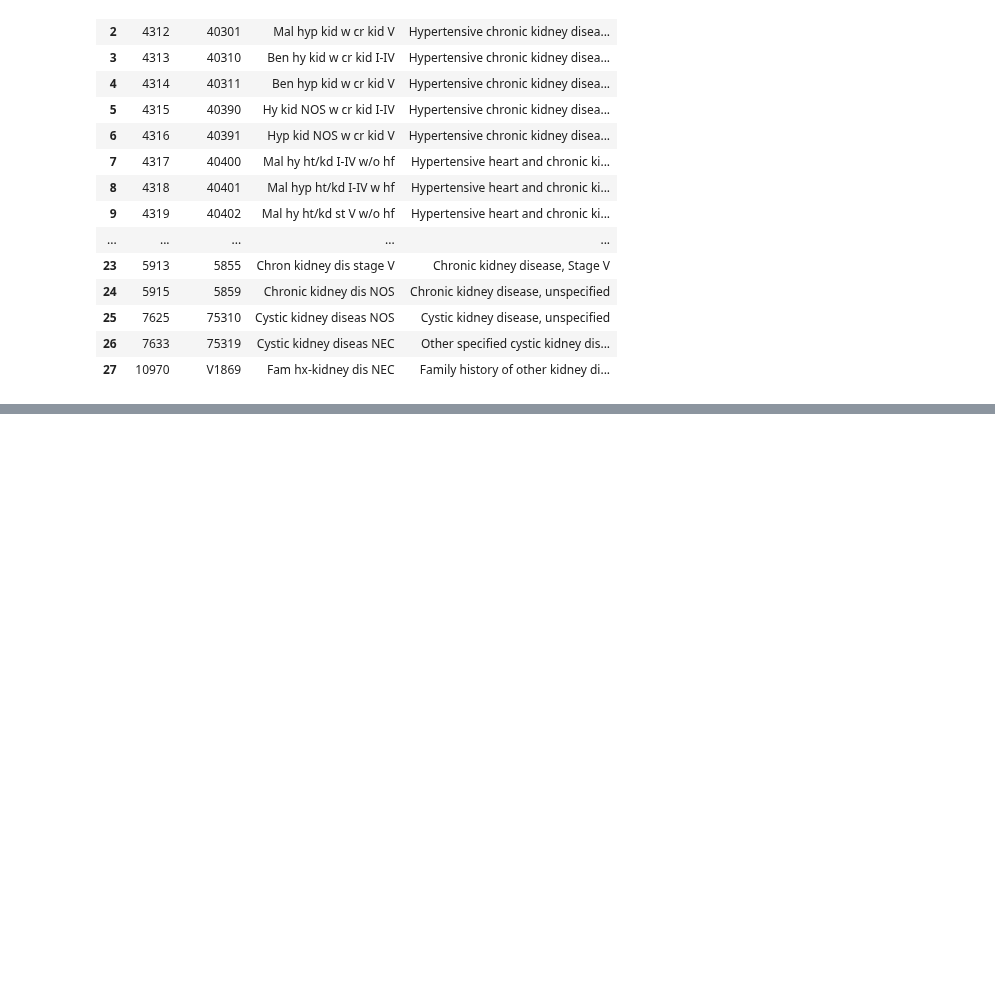
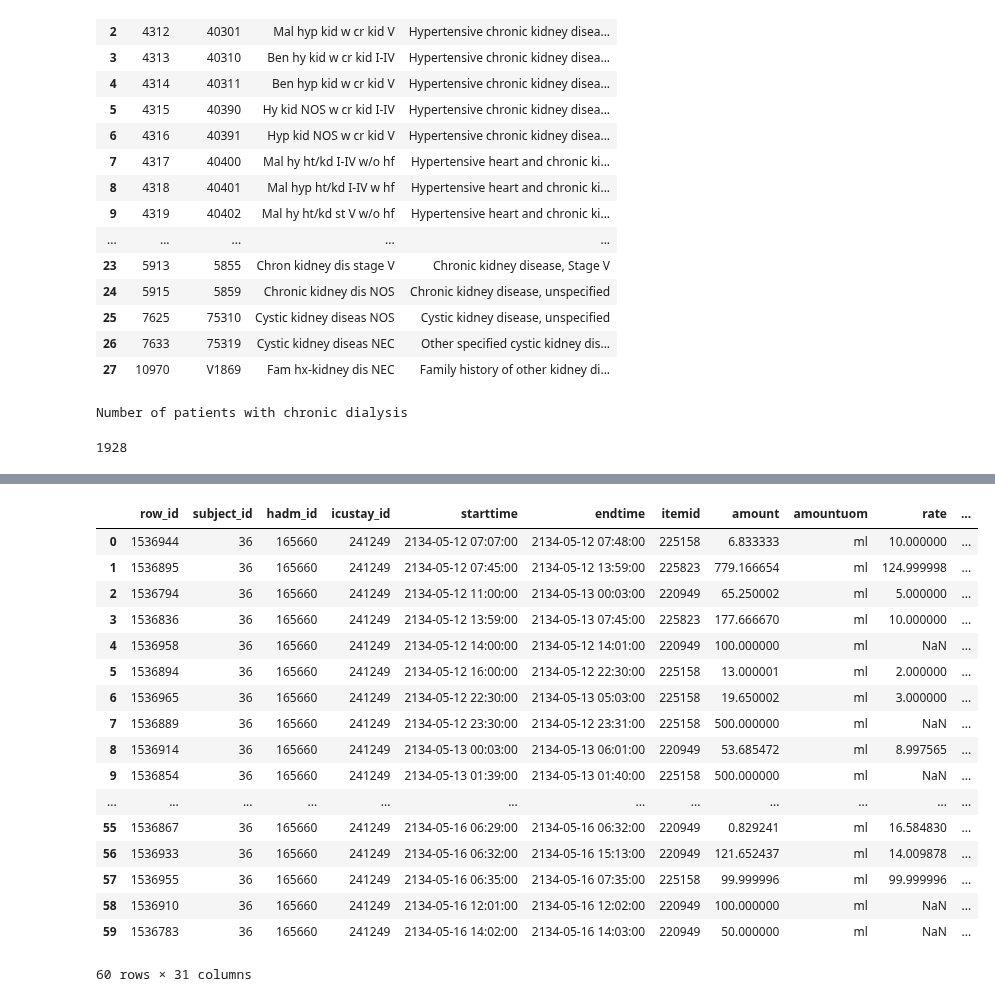
Before and after one commit to yhtgrace/echo, a Jupyter notebook: notebooks/161026_mxexplore.ipynb, the cells around one changed output, grey strips where cells are left out. Drawn from its saved outputs; the diff is of its cells as text; code cells hidden in the pictures; blank space fills up the shorter version.

```diff
--- a/notebooks/161026_mxexplore.ipynb
+++ b/notebooks/161026_mxexplore.ipynb
@@ -43,3 +68,9 @@ df
+# %%
+print "Number of patients with chronic dialysis"
+len(df.subject_id.unique())
+# %% [output]
+Number of patients with chronic dialysis
+1928
 # %%
 # getting codes for BNP
 sql = """
@@ -59,3 +90,53 @@ df.head()
 | 2 | 1139 | 851 | Troponin | None | carevue | chartevents | Enzymes | None | None | None |
 | 3 | 14751 | 227429 | Troponin-T | Troponin-T | metavision | chartevents | Labs | None | Numeric with tag | None |
 | 4 | 14079 | 225622 | ZBrain Natiuretic Peptide (BNP) | ZBrain Natiuretic Peptide (BNP) | metavision | chartevents | Labs | None | Numeric | None |
+# %%
+# example of patient with echo who had many fluid entries
+
+sql = """
+SELECT *
+  FROM mimiciii.inputevents_mv
+  where itemid in (
+	 '225158' -- NaCl 0.9%
+	,'220949' -- Dextrose 5%
+	,'225828' -- LR
+	,'225823' -- D5 1/2NS
+	,'220862' -- Albumin 25%
+	,'220970' -- Fresh Frozen Plasma
+	,'225159' -- NaCl 0.45%
+	,'220864' -- Albumin 5%
+	,'226364' -- OR Crystalloid Intake
+	,'220995' -- Sodium Bicarbonate 8.4%
+	,'225916' -- TPN w/ Lipids
+	,'225825' -- D5NS
+	,'225917' -- TPN without Lipids
+	,'225161' -- NaCl 3% (Hypertonic Saline)
+	,'225827' -- D5LR
+	,'225941' -- D5 1/4NS
+	,'226371' -- OR Cryoprecipitate Intake
+  ) and icustay_id = 241249
+  order by subject_id, starttime
+  """
+df = pd.read_sql_query(sql, conn)
+# %%
+pd.set_option("display.max_rows",101)
+df
+# %% [output]
+|  | row_id | subject_id | hadm_id | icustay_id | starttime | endtime | itemid | amount | amountuom | rate | ... |
+| 0 | 1536944 | 36 | 165660 | 241249 | 2134-05-12 07:07:00 | 2134-05-12 07:48:00 | 225158 | 6.833333 | ml | 10.000000 | ... |
+| 1 | 1536895 | 36 | 165660 | 241249 | 2134-05-12 07:45:00 | 2134-05-12 13:59:00 | 225823 | 779.166654 | ml | 124.999998 | ... |
+| 2 | 1536794 | 36 | 165660 | 241249 | 2134-05-12 11:00:00 | 2134-05-13 00:03:00 | 220949 | 65.250002 | ml | 5.000000 | ... |
+| 3 | 1536836 | 36 | 165660 | 241249 | 2134-05-12 13:59:00 | 2134-05-13 07:45:00 | 225823 | 177.666670 | ml | 10.000000 | ... |
+| 4 | 1536958 | 36 | 165660 | 241249 | 2134-05-12 14:00:00 | 2134-05-12 14:01:00 | 220949 | 100.000000 | ml | NaN | ... |
+| 5 | 1536894 | 36 | 165660 | 241249 | 2134-05-12 16:00:00 | 2134-05-12 22:30:00 | 225158 | 13.000001 | ml | 2.000000 | ... |
+| 6 | 1536965 | 36 | 165660 | 241249 | 2134-05-12 22:30:00 | 2134-05-13 05:03:00 | 225158 | 19.650002 | ml | 3.000000 | ... |
+| 7 | 1536889 | 36 | 165660 | 241249 | 2134-05-12 23:30:00 | 2134-05-12 23:31:00 | 225158 | 500.000000 | ml | NaN | ... |
+| 8 | 1536914 | 36 | 165660 | 241249 | 2134-05-13 00:03:00 | 2134-05-13 06:01:00 | 220949 | 53.685472 | ml | 8.997565 | ... |
+| 9 | 1536854 | 36 | 165660 | 241249 | 2134-05-13 01:39:00 | 2134-05-13 01:40:00 | 225158 | 500.000000 | ml | NaN | ... |
+| ... | ... | ... | ... | ... | ... | ... | ... | ... | ... | ... | ... |
+| 55 | 1536867 | 36 | 165660 | 241249 | 2134-05-16 06:29:00 | 2134-05-16 06:32:00 | 220949 | 0.829241 | ml | 16.584830 | ... |
+| 56 | 1536933 | 36 | 165660 | 241249 | 2134-05-16 06:32:00 | 2134-05-16 15:13:00 | 220949 | 121.652437 | ml | 14.009878 | ... |
+| 57 | 1536955 | 36 | 165660 | 241249 | 2134-05-16 06:35:00 | 2134-05-16 07:35:00 | 225158 | 99.999996 | ml | 99.999996 | ... |
+| 58 | 1536910 | 36 | 165660 | 241249 | 2134-05-16 12:01:00 | 2134-05-16 12:02:00 | 220949 | 100.000000 | ml | NaN | ... |
+| 59 | 1536783 | 36 | 165660 | 241249 | 2134-05-16 14:02:00 | 2134-05-16 14:03:00 | 220949 | 50.000000 | ml | NaN | ... |
+60 rows × 31 columns
```
Also changed, not shown: parts of 2 cells of this notebook.
